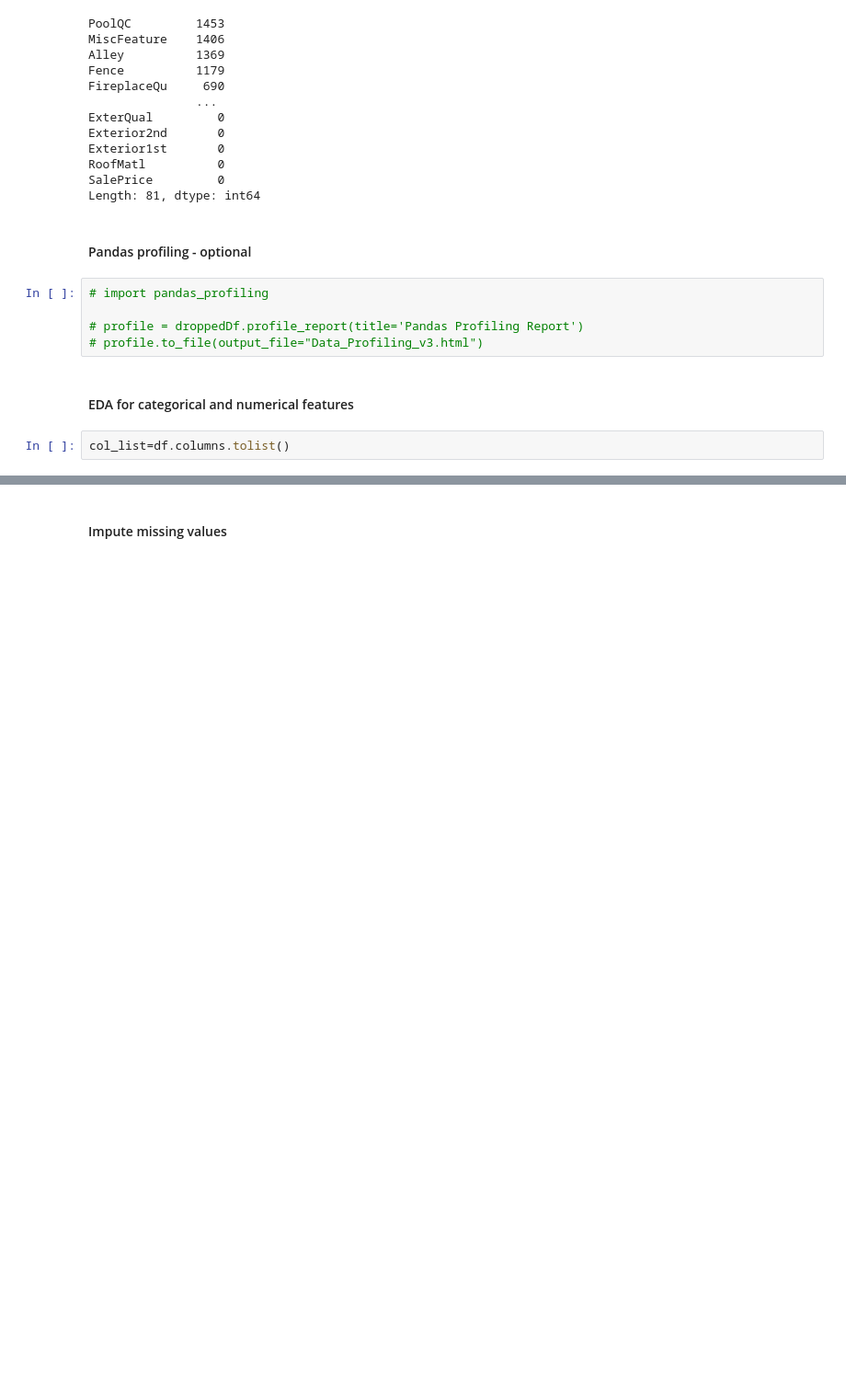
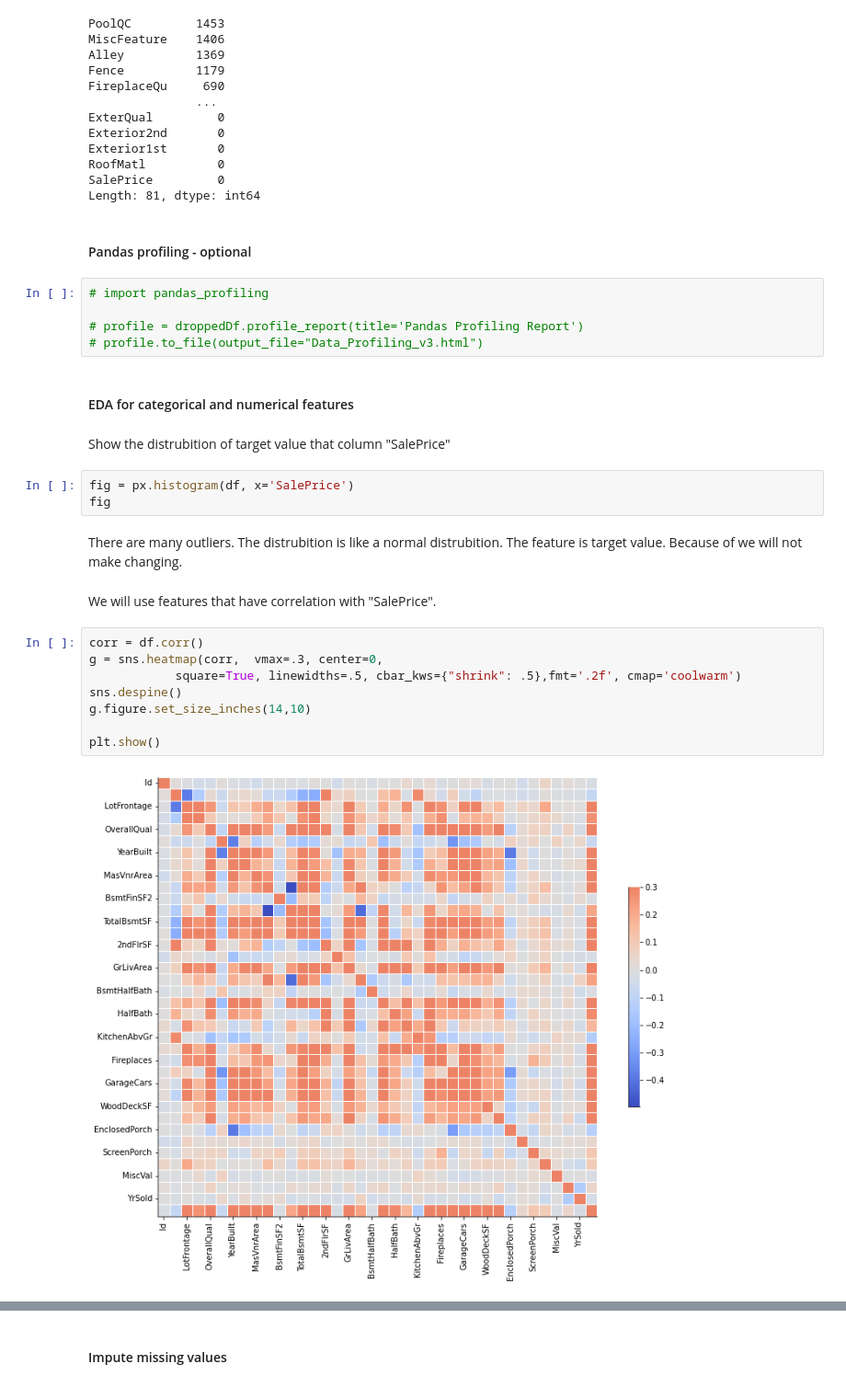
Before and after one commit to uzunb/house-prices-prediction-LGBM, a Jupyter notebook: main.ipynb, the cells around one changed output, grey strips where cells are left out. Shown at 92% size. Cells and saved outputs as stored; diff of their text form; blank space fills up the shorter version.

```diff
--- a/main.ipynb
+++ b/main.ipynb
@@ -114,5 +97,22 @@ Length: 81, dtype: int64
 # profile.to_file(output_file="Data_Profiling_v3.html")
 # %% [markdown]
 #### EDA for categorical and numerical features
-# %%
-col_list=df.columns.tolist()
+# %% [markdown]
+Show the distrubition of target value that column "SalePrice"
+# %%
+fig = px.histogram(df, x='SalePrice')
+fig
+# %% [markdown]
+There are many outliers. The distrubition is like a normal distrubition. The feature is target value. Because of we will not make changing.
+# %% [markdown]
+We will use features that have correlation with "SalePrice".
+# %%
+corr = df.corr()
+g = sns.heatmap(corr,  vmax=.3, center=0,
+            square=True, linewidths=.5, cbar_kws={"shrink": .5},fmt='.2f', cmap='coolwarm')
+sns.despine()
+g.figure.set_size_inches(14,10)
+
+plt.show()
+# %% [output]
+[figure, added]
```
Also changed, not shown: parts of 39 cells of this notebook.
